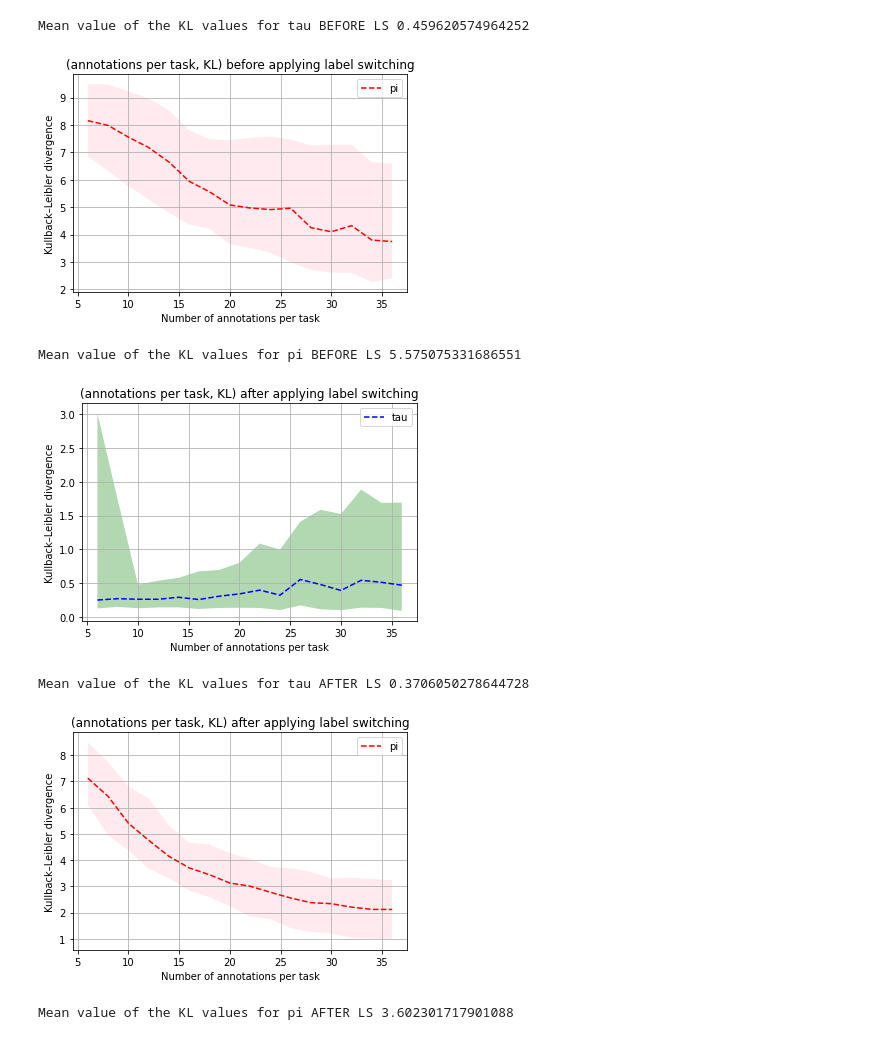
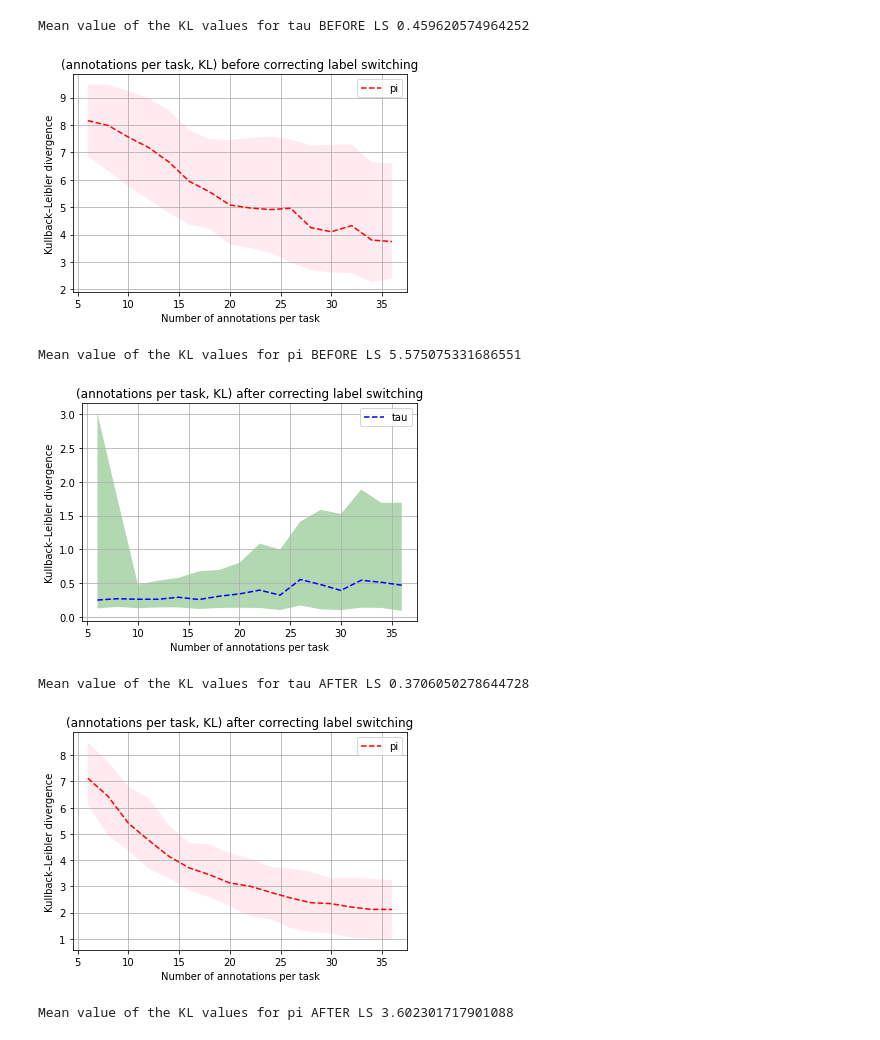
Before and after one commit to apadros01/TFM-CrowdLearning, a Jupyter notebook: Notebooks/generate_data.ipynb, the cells around one changed output. Saved outputs shown, nothing was run; the diff lists cells and outputs as text; code cells hidden in the pictures.

```diff
--- a/Notebooks/generate_data.ipynb
+++ b/Notebooks/generate_data.ipynb
@@ -526,13 +526,13 @@ plt.grid(True)
 plt.plot(annots_x_task,np.nanmedian(original_KL_pi_no_LS_values,axis=1),'r--')
 plt.xlabel('Number of annotations per task')
 plt.ylabel('Kullback–Leibler divergence')
-plt.title('(annotations per task, KL) before applying label switching')
+plt.title('(annotations per task, KL) before correcting label switching')
 plt.legend(['pi'])
 ax.fill_between(annots_x_task,y1=np.percentile(original_KL_pi_no_LS_values, 25,axis=1),y2=np.percentile(original_KL_pi_no_LS_values, 75,axis=1),alpha=0.3,facecolor='pink')
 
 plt.show()
 # %% [output]
-[figure, old version]
+[figure, new version]
 # %%
 print('Mean value of the KL values for pi BEFORE LS', np.mean(np.nanmedian(original_KL_pi_no_LS_values,axis=1)))
 # %% [output]
@@ -540,18 +540,18 @@ Mean value of the KL values for pi BEFORE LS 5.575075331686551
 # %%
 import matplotlib.pyplot as plt
 annots_x_task = np.arange(start=6,stop=38,step=2)
 ax = plt.subplot()
 plt.grid(True)
 plt.plot(annots_x_task,np.nanmedian(original_KL_tau_LS_values,axis=1),'b--')
 plt.xlabel('Number of annotations per task')
 plt.ylabel('Kullback–Leibler divergence')
-plt.title('(annotations per task, KL) after applying label switching')
+plt.title('(annotations per task, KL) after correcting label switching')
 plt.legend(['tau'])
 ax.fill_between(annots_x_task,y1=np.percentile(original_KL_tau_LS_values, 25,axis=1),y2=np.percentile(original_KL_tau_LS_values, 75,axis=1),alpha=0.3,facecolor='green')
 
 plt.show()
 # %% [output]
-[figure, old version]
+[figure, new version]
 # %%
 print('Mean value of the KL values for tau AFTER LS', np.mean(np.nanmedian(original_KL_tau_LS_values,axis=1)))
 # %% [output]
@@ -564,13 +564,13 @@ plt.grid(True)
 plt.plot(annots_x_task,np.nanmedian(original_KL_pi_LS_values,axis=1),'r--')
 plt.xlabel('Number of annotations per task')
 plt.ylabel('Kullback–Leibler divergence')
-plt.title('(annotations per task, KL) after applying label switching')
+plt.title('(annotations per task, KL) after correcting label switching')
 plt.legend(['pi'])
 ax.fill_between(annots_x_task,y1=np.percentile(original_KL_pi_LS_values, 25,axis=1),y2=np.percentile(original_KL_pi_LS_values, 75,axis=1),alpha=0.3,facecolor='pink')
 
 plt.show()
 # %% [output]
-[figure, old version]
+[figure, new version]
 # %%
 print('Mean value of the KL values for pi AFTER LS', np.mean(np.nanmedian(original_KL_pi_LS_values,axis=1)))
 # %% [output]
```
Also changed, not shown: parts of 5 cells of this notebook.
